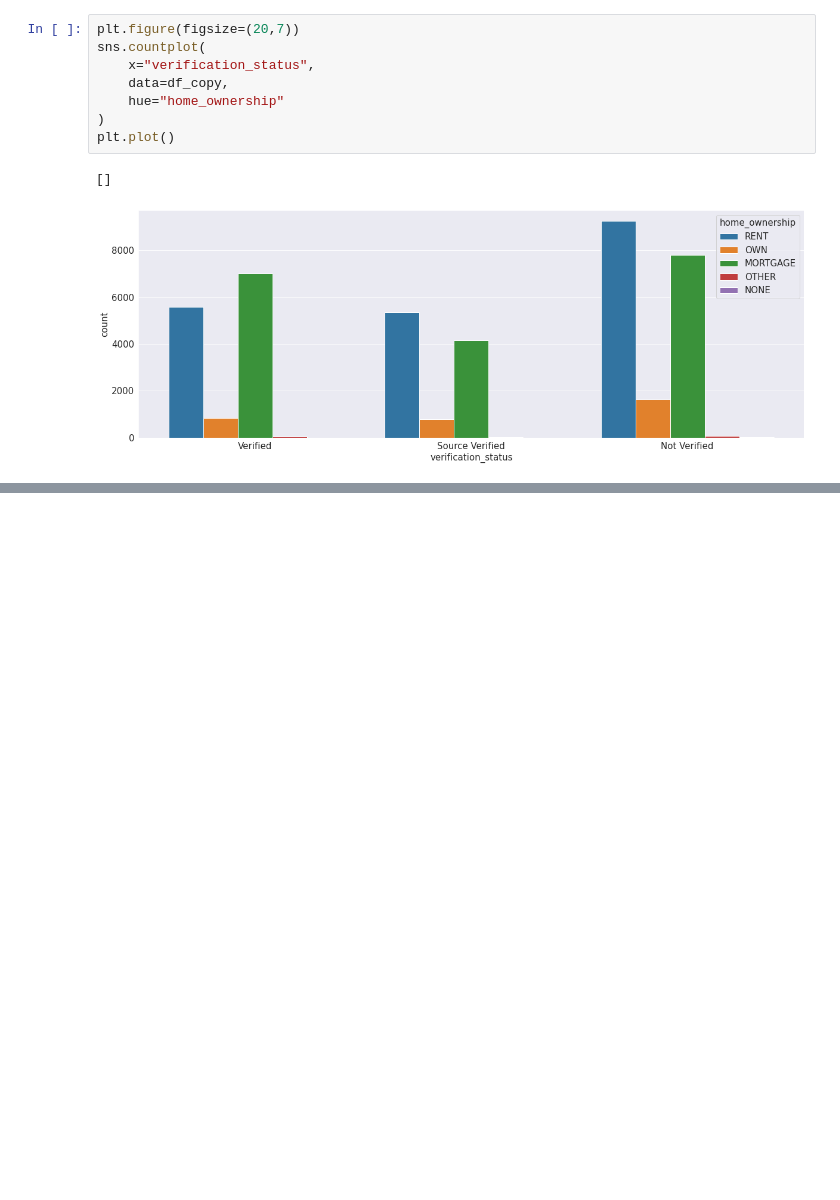
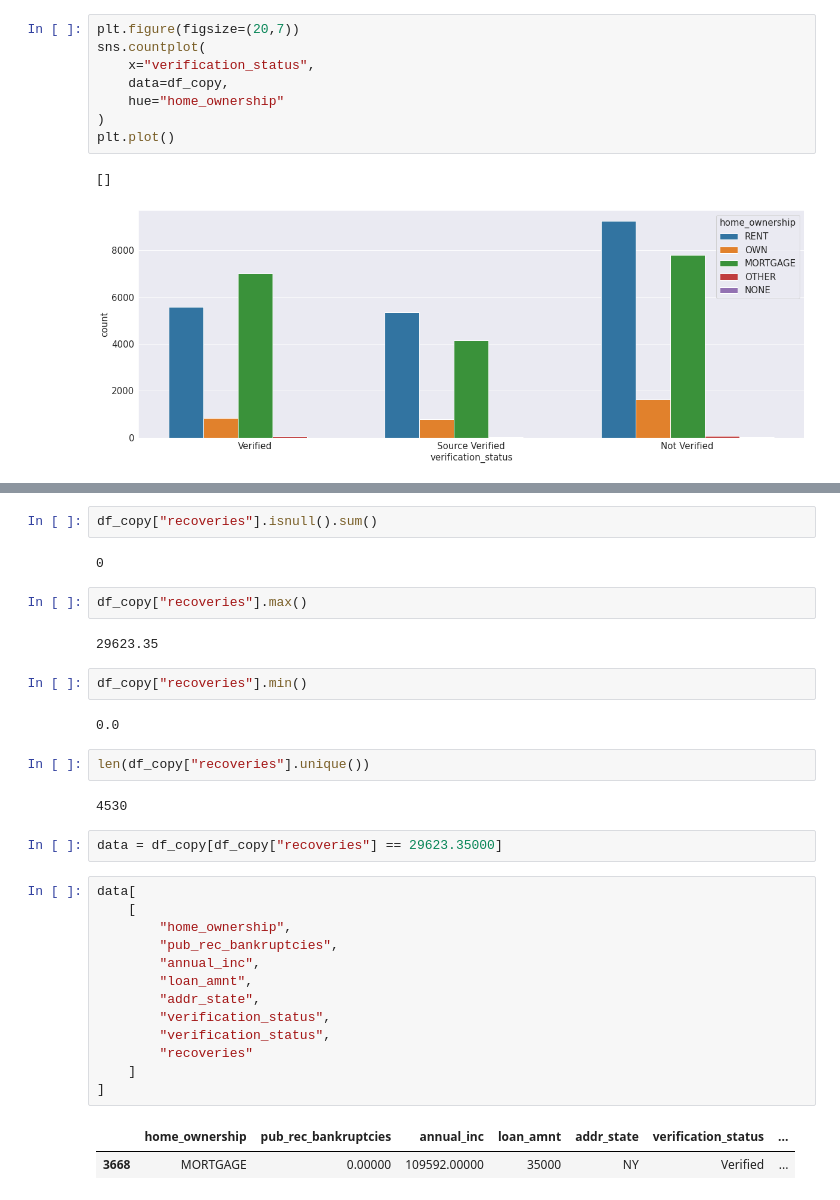
Before and after one commit to Chinmay487/money_lending_club, a Jupyter notebook: analysis.ipynb, the cells around one changed output, grey strips where cells are left out. Drawn from its saved outputs; the diff is of its cells as text; blank space fills up the shorter version.

```diff
--- a/analysis.ipynb
+++ b/analysis.ipynb
@@ -2052,0 +2097,34 @@ plt.plot()
+# %%
+df_copy["recoveries"].isnull().sum()
+# %% [output]
+0
+# %%
+df_copy["recoveries"].max()
+# %% [output]
+29623.35
+# %%
+df_copy["recoveries"].min()
+# %% [output]
+0.0
+# %%
+len(df_copy["recoveries"].unique())
+# %% [output]
+4530
+# %%
+data = df_copy[df_copy["recoveries"] == 29623.35000]
+# %%
+data[
+    [
+        "home_ownership",
+        "pub_rec_bankruptcies",
+        "annual_inc",
+        "loan_amnt",
+        "addr_state",
+        "verification_status",
+        "verification_status",
+        "recoveries"
+    ]
+]
+# %% [output]
+|  | home_ownership | pub_rec_bankruptcies | annual_inc | loan_amnt | addr_state | verification_status | ... |
+| 3668 | MORTGAGE | 0.00000 | 109592.00000 | 35000 | NY | Verified | ... |
```
Also changed, not shown: parts of 67 cells of this notebook.
